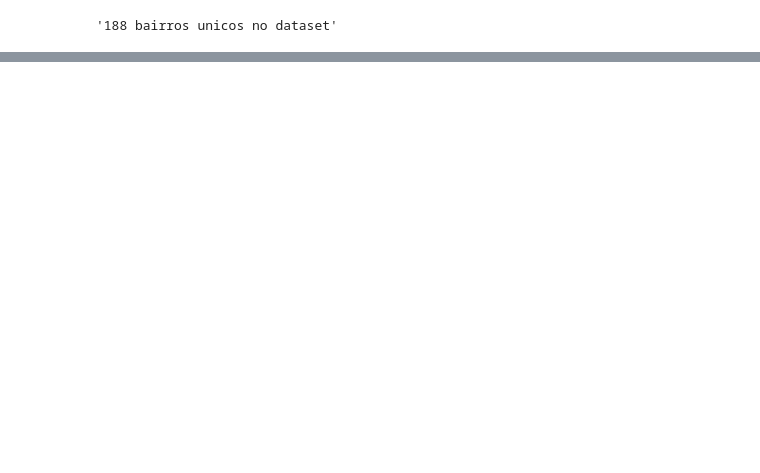
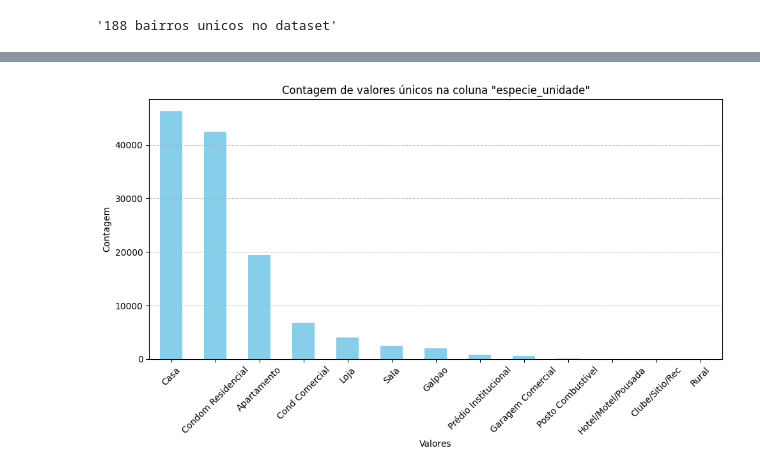
Before and after one commit to EmilioSandroFilho/imoveisgv, a Jupyter notebook: exploratória.ipynb, the cells around one changed output, grey strips where cells are left out. Saved outputs shown, nothing was run; the diff lists cells and outputs as text; code cells hidden in the pictures; blank space fills up the shorter version.

```diff
--- a/exploratória.ipynb
+++ b/exploratória.ipynb
@@ -117,0 +126,4 @@ Name: venal, dtype: float64
+# %%
+plotar_grafico_barras(imoveis_unique,'especie_unidade')
+# %% [output]
+[figure, added]
```
Also changed, not shown: parts of 28 cells of this notebook.
